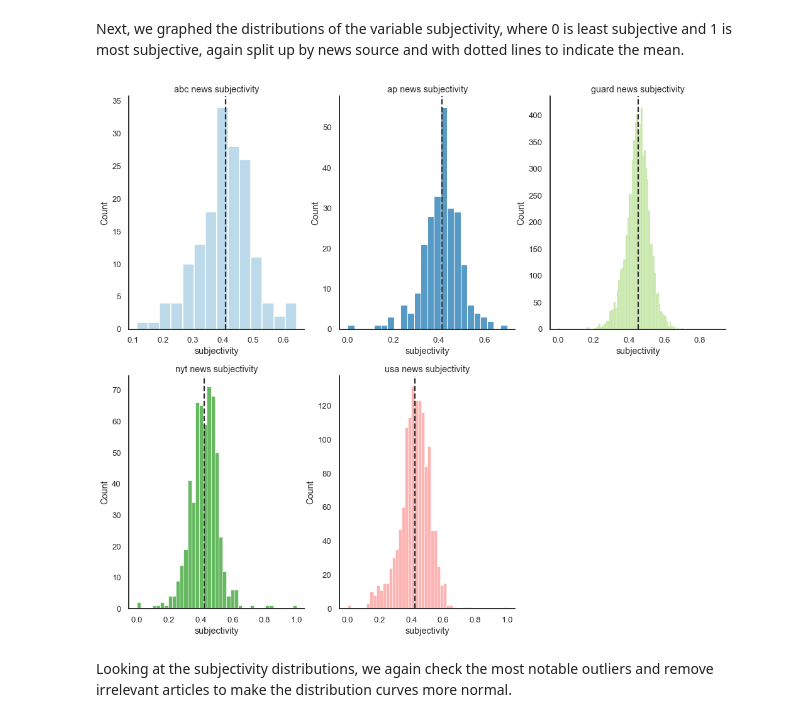
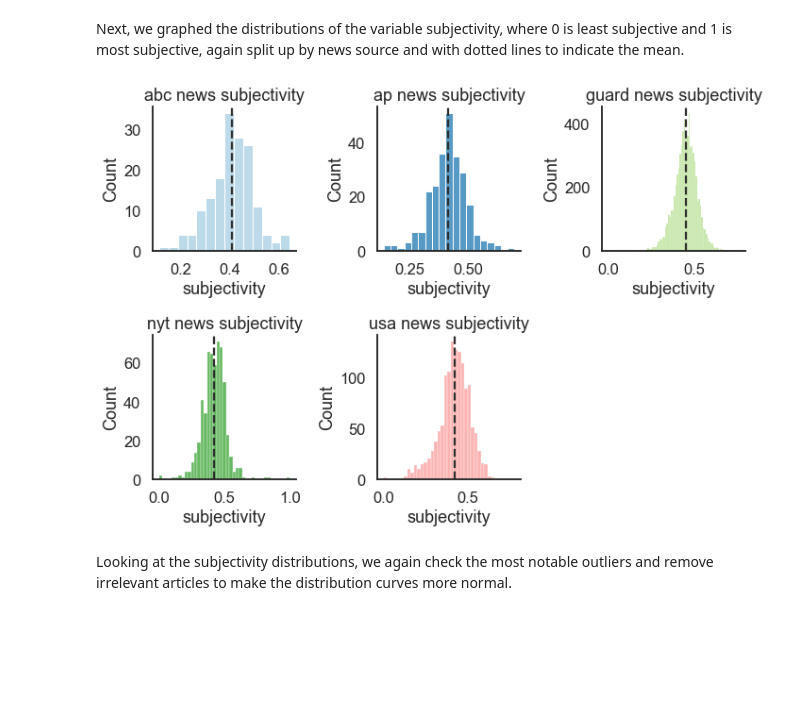
Before and after one commit to lilys01/sentiment-analysis-deaf-community, a Jupyter notebook: FinalProjectGroup054-Wi22.ipynb, the cells around one changed output. Cells and saved outputs as stored; diff of their text form; code cells hidden in the pictures; blank space fills up the shorter version.

```diff
--- a/FinalProjectGroup054-Wi22.ipynb
+++ b/FinalProjectGroup054-Wi22.ipynb
@@ -412,4 +353,5 @@ for i in range(1, 6):
     graph = sns.histplot(data=newsData, x='polarity', color=newsPalette[i - 1])
     graph.set_title(newsLabels[i - 1] + " news polarity")
     graph.axvline(newsData['polarity'].mean(), color='#2e2e2e', linestyle='--')
+    plt.tight_layout()
 # %% [output]
@@ -452,13 +394,14 @@ Next, we graphed the distributions of the variable subjectivity, where 0 is leas
 # %%
 newsLabels = ['abc', 'ap', 'guard', 'nyt', 'usa']
 for i in range(1, 6):
     plt.subplot(2, 3, i)
     newsData = combined_df[combined_df.source == newsLabels[i - 1]]
     graph = sns.histplot(data=newsData, x='subjectivity', color=newsPalette[i - 1])
     graph.set_title(newsLabels[i - 1] + " news subjectivity")
     graph.axvline(newsData['subjectivity'].mean(), color='#2e2e2e', linestyle='--')
+    plt.tight_layout()
 # %% [output]
-[figure, old version]
+[figure, new version]
 # %% [markdown]
 Looking at the subjectivity distributions, we again check the most notable outliers and remove irrelevant articles to make the distribution curves more normal.
 # %%
```
Also changed, not shown: parts of 48 cells of this notebook.
